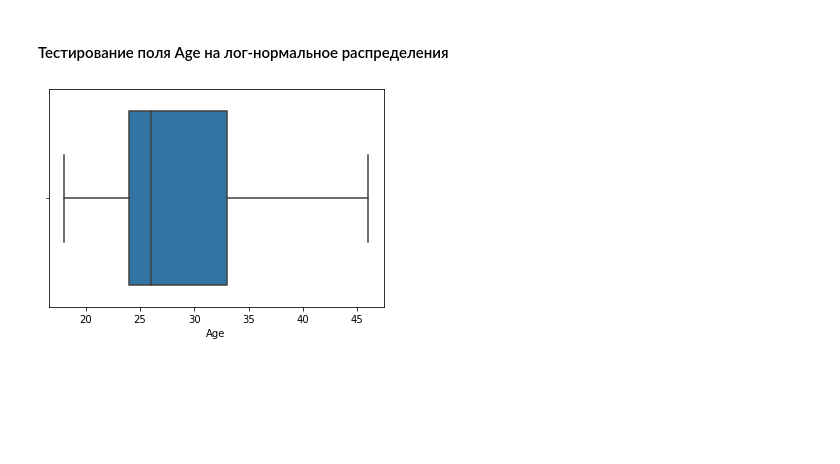
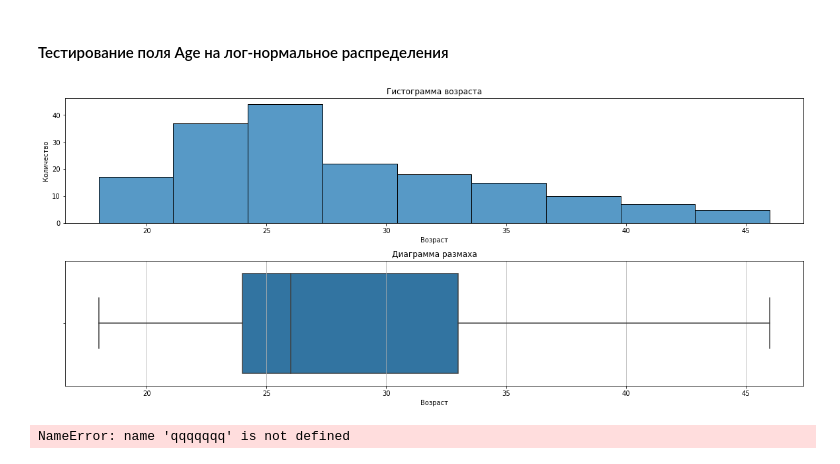
Before and after one commit to Chularev/kaggle_competitions, a Jupyter notebook: CardioGoodFitness/notebook.ipynb, the cells around one changed output. Drawn from its saved outputs; the diff is of its cells as text; code cells hidden in the pictures; blank space fills up the shorter version.

Commit message:
added to graphs

```diff
--- a/CardioGoodFitness/notebook.ipynb
+++ b/CardioGoodFitness/notebook.ipynb
@@ -95,11 +95,31 @@ plot.show()
 #### Тестирование поля Age на лог-нормальное распределения
 # %%
 tmp = data[data['Age'] < 47]
-# %%
-sns.boxplot(tmp['Age'])
-plot.show()
-# %% [output]
-[figure, removed]
+# %%
+fig = plot.figure(figsize=(20, 8), constrained_layout=False)
+plot.subplots_adjust(hspace=0.3)
+
+ax1 = plot.subplot2grid((2, 1), (0, 0))
+sns.histplot(tmp, x="Age", ax=ax1).set(
+    title='Гистограмма возраста',
+    xlabel='Возраст',
+    ylabel='Количество'
+)
+
+ax1 = plot.subplot2grid((2, 1), (1, 0))
+ax1.xaxis.grid(True)
+sns.boxplot(x=tmp['Age'], ax=ax1).set(
+    title='Диаграмма размаха',
+    xlabel='Возраст',
+    ylabel=''
+)
+plot.show()
+# %% [output]
+[figure, added]
+# %%
+qqqqqqq
+# %% [output]
+NameError: name 'qqqqqqq' is not defined
 # %%
 tmp = np.log(tmp['Age'])
 # %%
```
Also changed, not shown: parts of 2 cells of this notebook.
